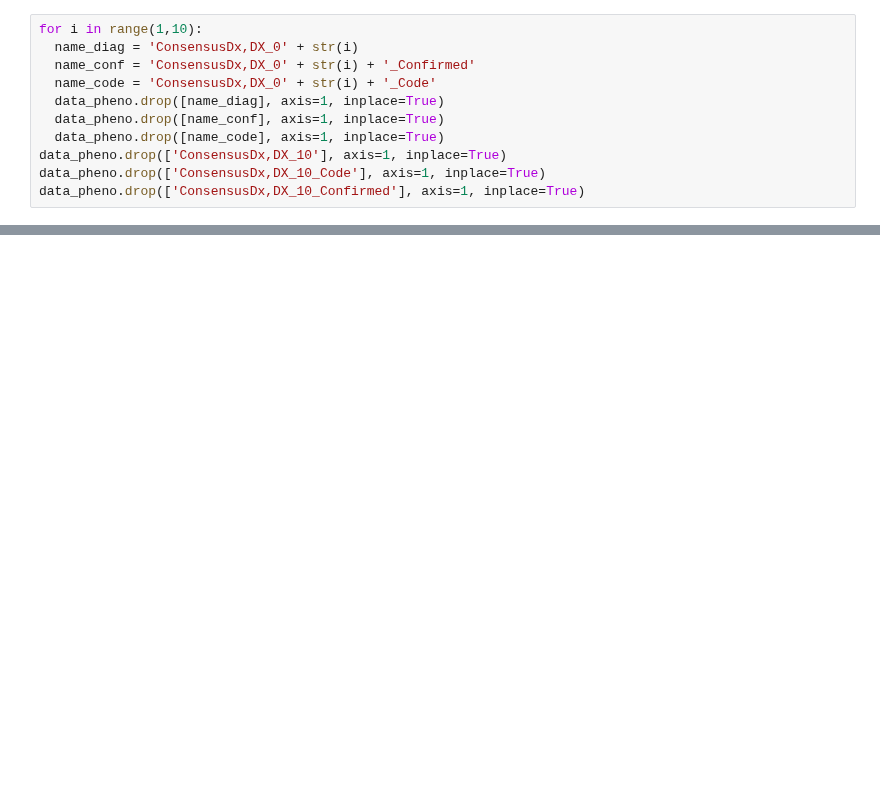
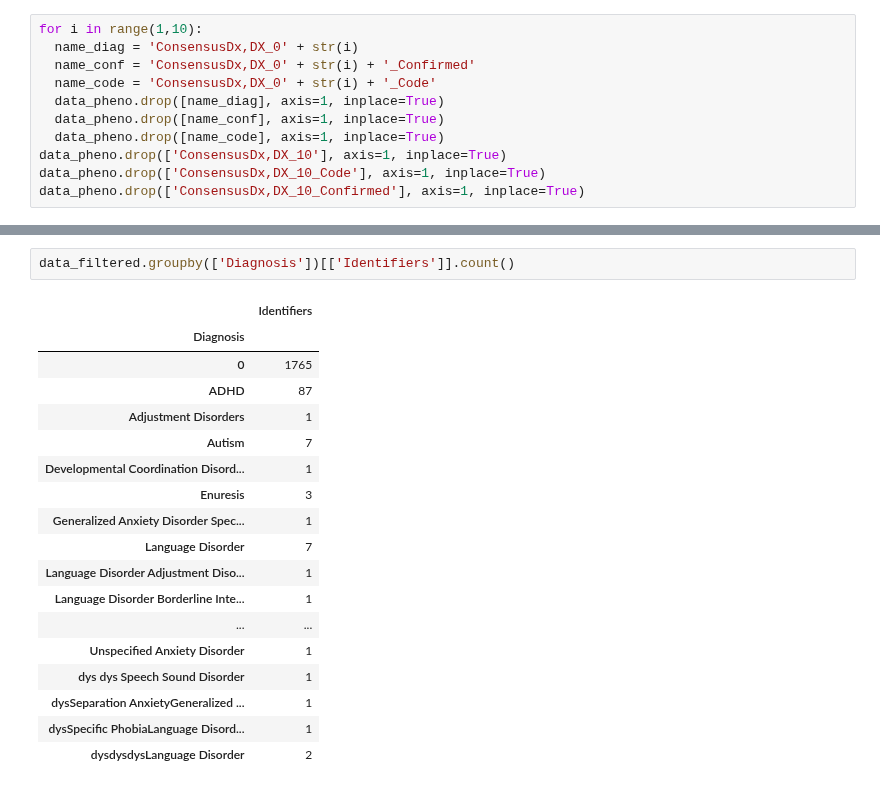
Before and after one commit to cristinarainich/Child-Mind-Institute-Project, a Jupyter notebook: Pheno_data.ipynb, the cells around one changed output, grey strips where cells are left out. Cells and saved outputs as stored; diff of their text form; blank space fills up the shorter version.

```diff
--- a/Pheno_data.ipynb
+++ b/Pheno_data.ipynb
@@ -702,0 +584,21 @@ print(subset['ConsensusDx,DX_09'].unique())
+# %%
+data_filtered.groupby(['Diagnosis'])[['Identifiers']].count()
+# %% [output]
+|  | Identifiers |
+| Diagnosis |  |
+| 0 | 1765 |
+| ADHD | 87 |
+| Adjustment Disorders | 1 |
+| Autism | 7 |
+| Developmental Coordination Disord... | 1 |
+| Enuresis | 3 |
+| Generalized Anxiety Disorder Spec... | 1 |
+| Language Disorder | 7 |
+| Language Disorder Adjustment Diso... | 1 |
+| Language Disorder Borderline Inte... | 1 |
+| ... | ... |
+| Unspecified Anxiety Disorder | 1 |
+| dys dys Speech Sound Disorder | 1 |
+| dysSeparation AnxietyGeneralized ... | 1 |
+| dysSpecific PhobiaLanguage Disord... | 1 |
+| dysdysdysLanguage Disorder | 2 |
```
Also changed, not shown: parts of 51 cells of this notebook.
